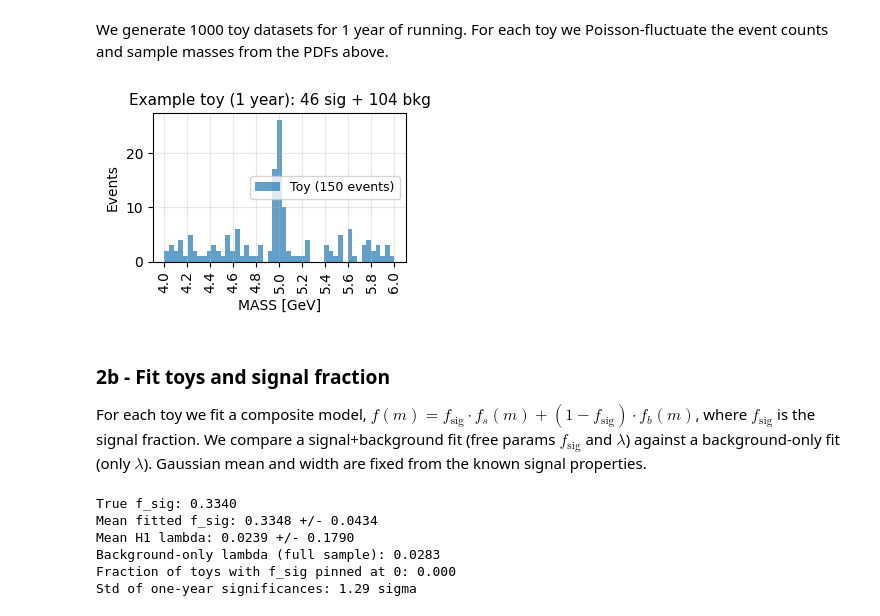
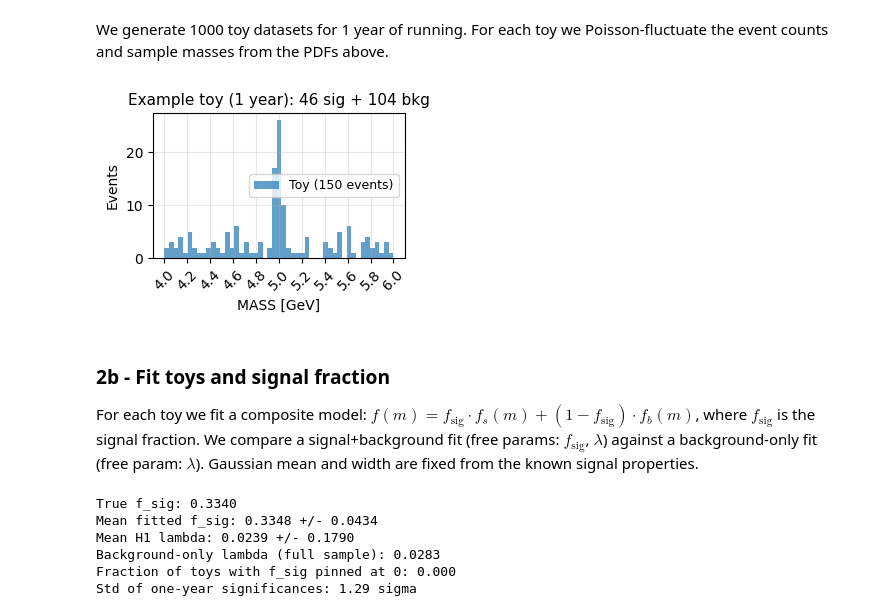
Before and after one commit to liuzzle/particle-discovery, a Jupyter notebook: particle_discovery.ipynb, the cells around one changed output. Saved outputs shown, nothing was run; the diff lists cells and outputs as text; code cells hidden in the pictures.

```diff
--- a/particle_discovery.ipynb
+++ b/particle_discovery.ipynb
@@ -387,6 +435,9 @@ The signal is a Gaussian at 5 GeV with width 0.03, the background is exponential
 # %%
 def exp_nll(lam, data):
+    """Negative log-likelihood for an exponential distribution with parameter lambda, normalized to the range [MASS_LO, MASS_HI]."""
+    # the PDF of an exponential is f(x) = lam * exp(-lam * x), but we need to normalize it to the range [MASS_LO, MASS_HI] since our data is only in that range
     Z = (np.exp(-lam * MASS_LO) - np.exp(-lam * MASS_HI)) / lam
+    # return the negative log-likelihood, which is -sum(log(f(x_i))) for all data points x_i
     return -np.sum(-lam * data) + len(data) * np.log(Z)
 
 # fit lambda from the full background sample (not just post-BDT)
@@ -396,6 +447,7 @@ lambda_fit = fit_result.x
 
 print(f"Fitted lambda = {lambda_fit:.4f}")
 
+# plot the background mass distribution and the fitted exponential to visualize the fit quality
 fig, ax = plt.subplots(figsize=(3.3, 2.5))
 bins = np.linspace(MASS_LO, MASS_HI, 40)
 ax.hist(bkg_mass, bins=bins, density=True, histtype='stepfilled',
@@ -409,11 +461,12 @@ ax.set_title('Exponential fit to background mass shape')
 ax.legend()
 ax.grid(True, alpha=0.3)
 ax.set_xticks(np.arange(4, 6.2, 0.2))
-ax.tick_params(axis='x', rotation=90)
+ax.tick_params(axis='x', rotation=45)
 plt.tight_layout()
 plt.savefig('plots/exp_fit.png', dpi=200, bbox_inches='tight')
 plt.show()
 
+# expected signal and background events per year after the BDT selection
 n_sig_per_year = N_SIG_PER_YEAR * sig_eff
 n_bkg_per_year = N_BKG_PER_YEAR * bkg_eff
 print(f"\nExpected events per year:")
@@ -429,53 +482,64 @@ Expected events per year:
 We generate 1000 toy datasets for 1 year of running. For each toy we Poisson-fluctuate the event counts and sample masses from the PDFs above.
 # %%
 def sample_truncated_exp(lam, lo, hi, size):
-    # inverse CDF sampling
+    """Sample from a truncated exponential distribution with parameter lambda, truncated to the range [lo, hi]."""
+    # generate uniform random numbers between 0 and 1
     u = np.random.uniform(0, 1, size)
+    # CDF terms of the exponential at the lower and upper bounds
     c_lo = np.exp(-lam * lo)
     c_hi = np.exp(-lam * hi)
+    # inverse CDF sampling for a truncated exponential distribution
     return -np.log(c_lo - u * (c_lo - c_hi)) / lam
 
 def sample_truncated_gauss(mu, sigma, lo, hi, size):
-    # inverse CDF on the truncated Gaussian
+    """Sample from a truncated Gaussian distribution with parameters mu and sigma, truncated to the range [lo, hi]."""
+    # inverse CDF sampling on the truncated Gaussian
     u = np.random.uniform(0, 1, size)
     c_lo = norm.cdf(lo, mu, sigma)
     c_hi = norm.cdf(hi, mu, sigma)
     return norm.ppf(c_lo + u * (c_hi - c_lo), mu, sigma)
 
 def generate_toy(mu_sig, mu_bkg, lam):
+    """Generate a toy dataset with signal and background events."""
+    # sample the number of signal and background events from Poisson distributions
     n_sig_sampled = np.random.poisson(mu_sig)
     n_bkg_sampled = np.random.poisson(mu_bkg)
+    # sample signal masses from a truncated Gaussian
     m_s = sample_truncated_gauss(MU, SIGMA, MASS_LO, MASS_HI, n_sig_sampled)
+    # sample background masses from a truncated exponential
     m_b = sample_truncated_exp(lam, MASS_LO, MASS_HI, n_bkg_sampled)
-    # shuffle so sig/bkg are mixed
+    # combine and shuffle so signal/background are mixed
     m_toy = np.concatenate([m_s, m_b])
     np.random.shuffle(m_toy)
+    # return masses and the sampled yields
     return m_toy, n_sig_sampled, n_bkg_sampled
 
+# generate one toy for 1 year as a check
 np.random.seed(SEED)
 m_toy, n_sig_sampled, n_bkg_sampled = generate_toy(
     n_sig_per_year, n_bkg_per_year, lambda_fit
 )
 
+# plot the mass distribution of the toy to see whether a signal peak shows up over the background
 fig, ax = plt.subplots(figsize=(3.3, 2.5))
 bins = np.linspace(MASS_LO, MASS_HI, 50)
 ax.hist(m_toy, bins=bins, histtype='stepfilled', alpha=0.7,
         label=f'Toy ({len(m_toy)} events)')
 ax.set_xlabel('MASS [GeV]')
 ax.set_ylabel('Events')
 ax.set_title(f'Example toy (1 year): {n_sig_sampled} sig + {n_bkg_sampled} bkg')
 ax.legend()
 ax.grid(True, alpha=0.3)
 ax.set_xticks(np.arange(4, 6.2, 0.2))
-ax.tick_params(axis='x', rotation=90)
+ax.tick_params(axis='x', rotation=45)
 plt.tight_layout()
 plt.savefig('plots/toy_example.png', dpi=200, bbox_inches='tight')
 plt.show()
 # %% [output]
-[figure, old version]
+[figure, new version]
 # %% [markdown]
 ### 2b - Fit toys and signal fraction
 
-For each toy we fit a composite model, $f(m) = f_\text{sig} \cdot f_s(m) + (1 - f_\text{sig}) \cdot f_b(m)$, where $f_\text{sig}$ is the signal fraction. We compare a signal+background fit (free params $f_\text{sig}$ and $\lambda$) against a background-only fit (only $\lambda$). Gaussian mean and width are fixed from the known signal properties.
+For each toy we fit a composite model: $f(m) = f_\text{sig} \cdot f_s(m) + (1 - f_\text{sig}) \cdot f_b(m)$, where $f_\text{sig}$ is the signal fraction. We compare a signal+background fit (free params: $f_\text{sig}$, $\lambda$) against a background-only fit (free param: $\lambda$). Gaussian mean and width are fixed from the known signal properties.
 # %%
 def gauss_pdf(m):
```
Also changed, not shown: parts of 19 cells of this notebook, 3 other files.
